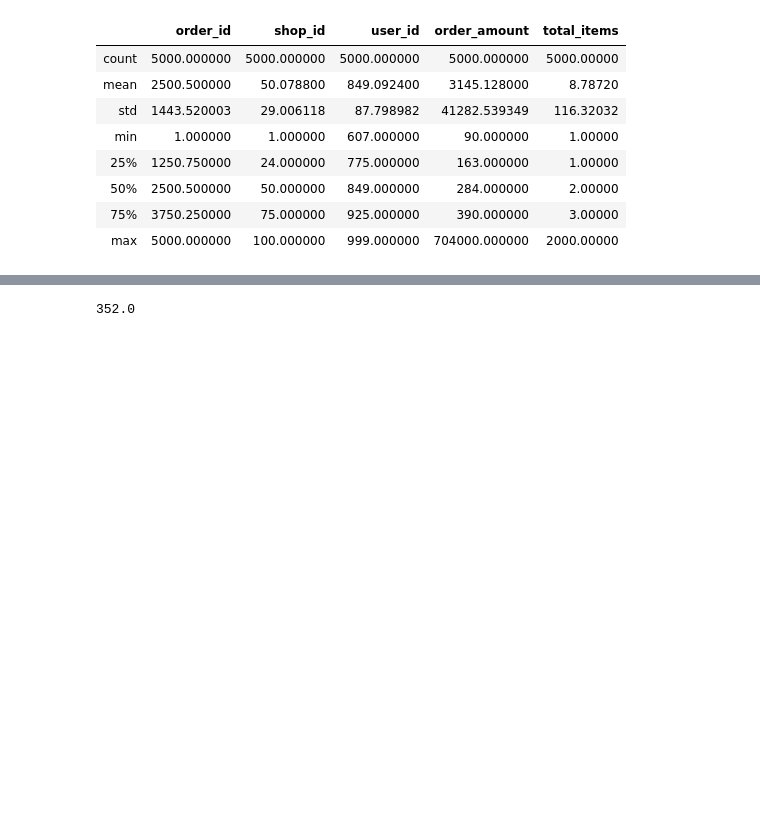
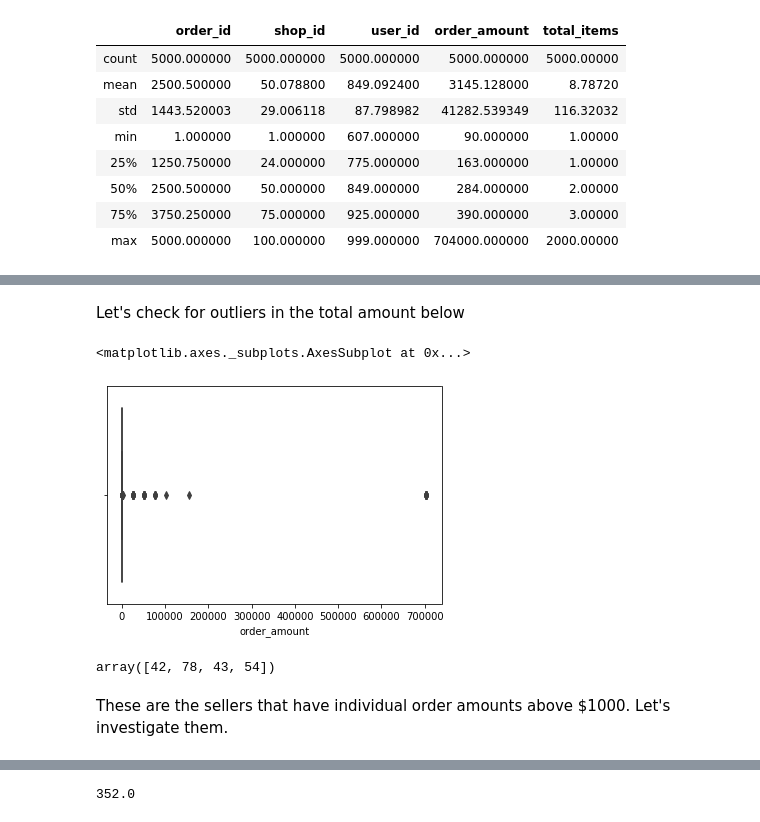
Before and after one commit to rmlevy1/ShopifyChallenge, a Jupyter notebook: EDA & Cleaning.ipynb, the cells around one changed output, grey strips where cells are left out. Saved outputs shown, nothing was run; the diff lists cells and outputs as text; code cells hidden in the pictures; blank space fills up the shorter version.

```diff
--- a/EDA & Cleaning.ipynb
+++ b/EDA & Cleaning.ipynb
@@ -100,3 +93,16 @@ Name: order_amount, dtype: int64
+# %% [markdown]
+Let's check for outliers in the total amount below
+# %%
+sns.boxplot(sneaker_data.order_amount)
+# %% [output]
+<matplotlib.axes._subplots.AxesSubplot at 0x...>
+[figure, added]
+# %%
+sneaker_data[sneaker_data.order_amount > 1000].shop_id.unique()
+# %% [output]
+array([42, 78, 43, 54])
+# %% [markdown]
+These are the sellers that have individual order amounts above \$1000. Let's investigate them.
 # %%
 sneaker_data.loc[sneaker_data.shop_id == 42]
 # %% [output]
```
Also changed, not shown: parts of 23 cells of this notebook, 1 other file.
